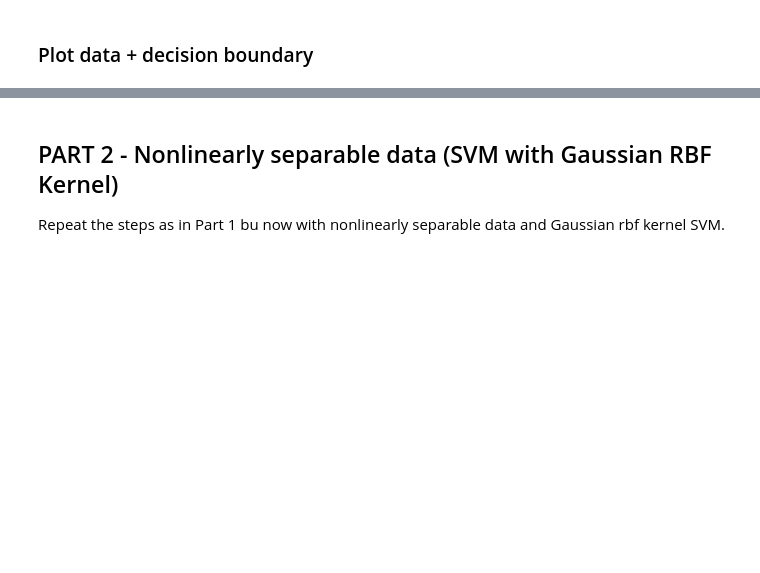
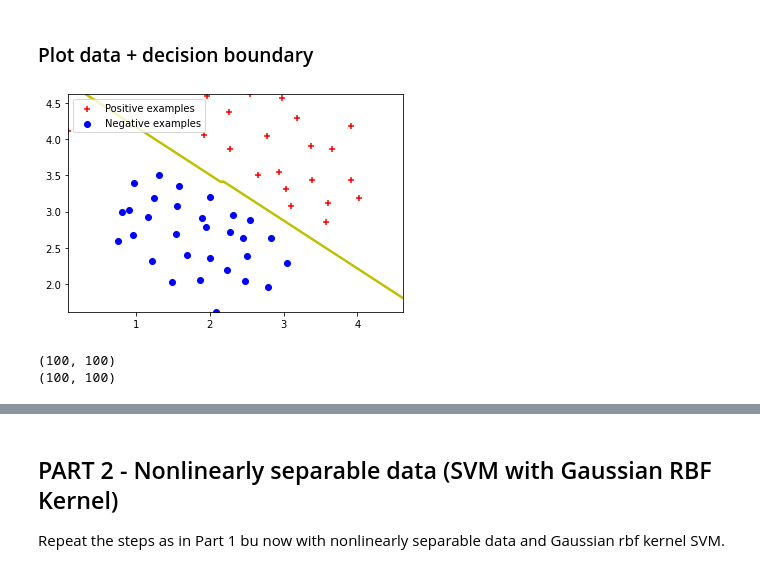
Before and after one commit to renanaferreira/FAA-repository, a Jupyter notebook: 06-Lab-SVM/SVM.ipynb, the cells around one changed output, grey strips where cells are left out. Saved outputs shown, nothing was run; the diff lists cells and outputs as text; code cells hidden in the pictures; blank space fills up the shorter version.

```diff
--- a/06-Lab-SVM/SVM.ipynb
+++ b/06-Lab-SVM/SVM.ipynb
@@ -63,16 +65,23 @@ print(classifier.score(X,y))  #ANSWER arround 98% accuracy
 ### Plot data + decision boundary
 # %%
 #PLot the data as in Fig.1
-?
+plt.scatter(X[pos[:,0],0],X[pos[:,0],1],c="r",marker="+", label="Positive examples")
+plt.scatter(X[neg[:,0],0],X[neg[:,0],1],c="b",marker="o",label="Negative examples")
+plt.legend(loc=0)
 
 
 # add the decision boundary line
 num=100
 X_1,X_2 = np.meshgrid(np.linspace(X[:,0].min(),X[:,1].max(),num),np.linspace(X[:,1].min(),X[:,1].max(),num))
 plt.contour(X_1,X_2,classifier.predict(np.array([X_1.ravel(),X_2.ravel()]).T).reshape(X_1.shape),1,colors="y")
+plt.show()
 
 print(X_1.shape)
 
 print(X_2.shape)
+# %% [output]
+[figure, added]
+(100, 100)
+(100, 100)
 # %%
 # Repeat SVM training for C = 100 and get accuracy 100%
```
Also changed, not shown: parts of 16 cells of this notebook, 18 other files.
